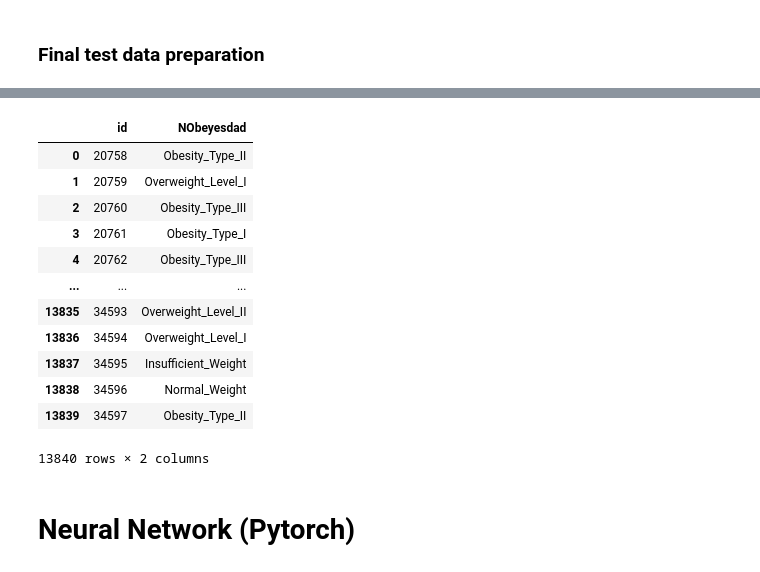
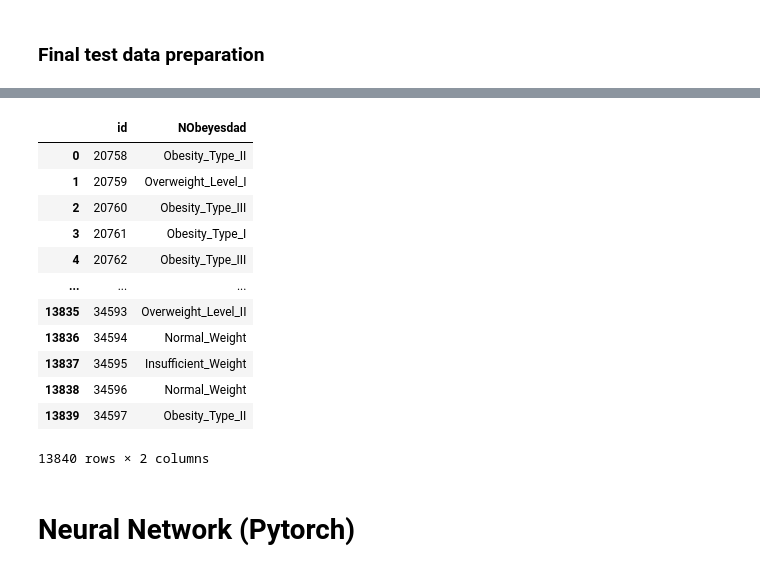
Before and after one commit to andrewbremner3/PlayGroundSeries, a Jupyter notebook: weightrisk-s4e2-pytorch.ipynb, the cells around one changed output, grey strips where cells are left out. Drawn from its saved outputs; the diff is of its cells as text; code cells hidden in the pictures.

```diff
--- a/weightrisk-s4e2-pytorch.ipynb
+++ b/weightrisk-s4e2-pytorch.ipynb
@@ -296,19 +299,19 @@ Final took 2.6743547916412354 s
 # %%
 final_preds = final_model.predict(X_Final_test_clean_scaled)
 preds_df = pd.DataFrame(final_preds,columns=['NObeyesdad'])
-output_df = pd.concat([test_ids,preds_df],axis=1)
-output_df['NObeyesdad'] = output_df['NObeyesdad'].map(target_map_rev)
-output_df
+output_df_sk = pd.concat([test_ids,preds_df],axis=1)
+output_df_sk['NObeyesdad'] = output_df_sk['NObeyesdad'].map(target_map_rev)
+output_df_sk
 # %% [output]
 |  | id | NObeyesdad |
 | 0 | 20758 | Obesity_Type_II |
 | 1 | 20759 | Overweight_Level_I |
 | 2 | 20760 | Obesity_Type_III |
 | 3 | 20761 | Obesity_Type_I |
 | 4 | 20762 | Obesity_Type_III |
 | ... | ... | ... |
 | 13835 | 34593 | Overweight_Level_II |
-| 13836 | 34594 | Overweight_Level_I |
+| 13836 | 34594 | Normal_Weight |
 | 13837 | 34595 | Insufficient_Weight |
 | 13838 | 34596 | Normal_Weight |
 | 13839 | 34597 | Obesity_Type_II |
```
Also changed, not shown: parts of 46 cells of this notebook.
